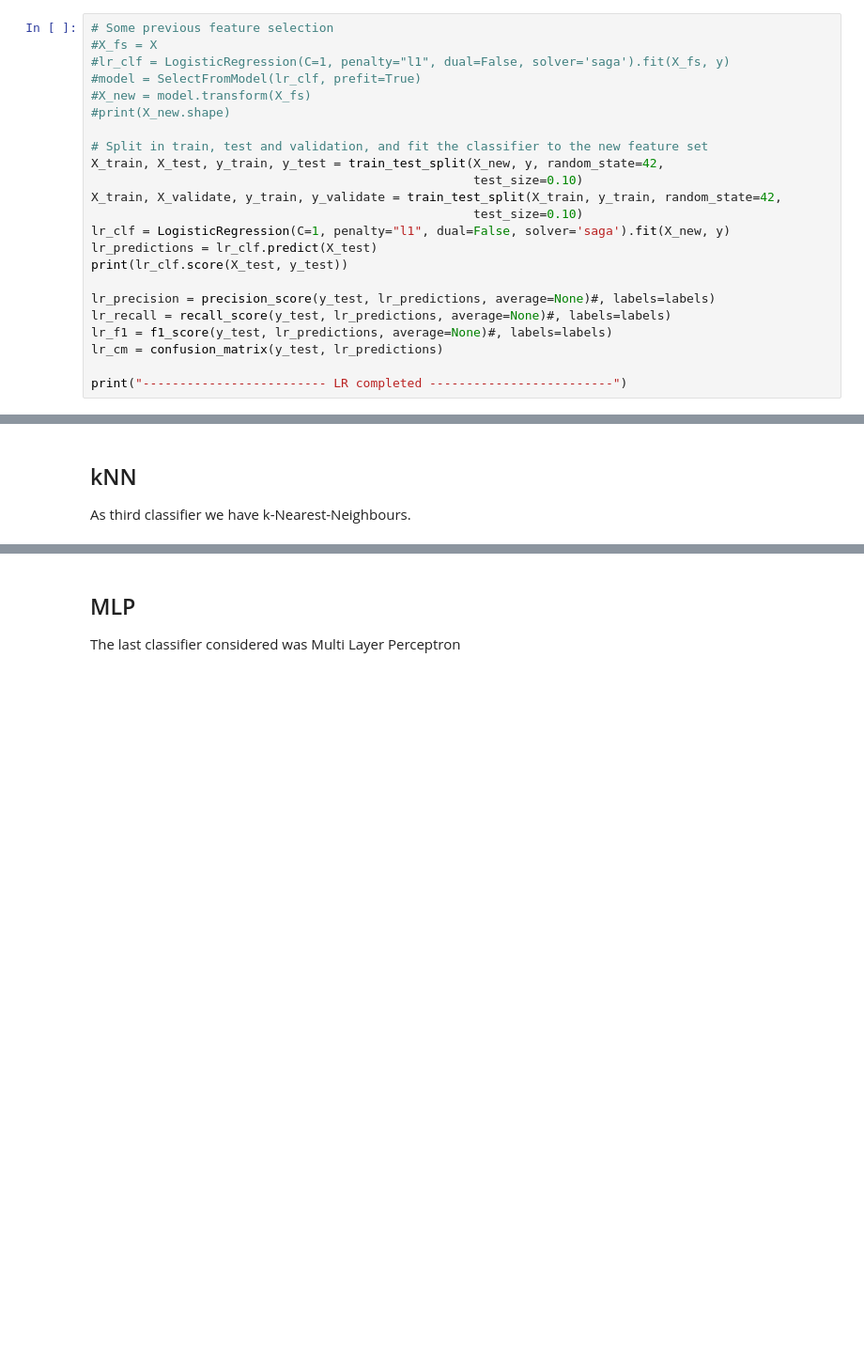
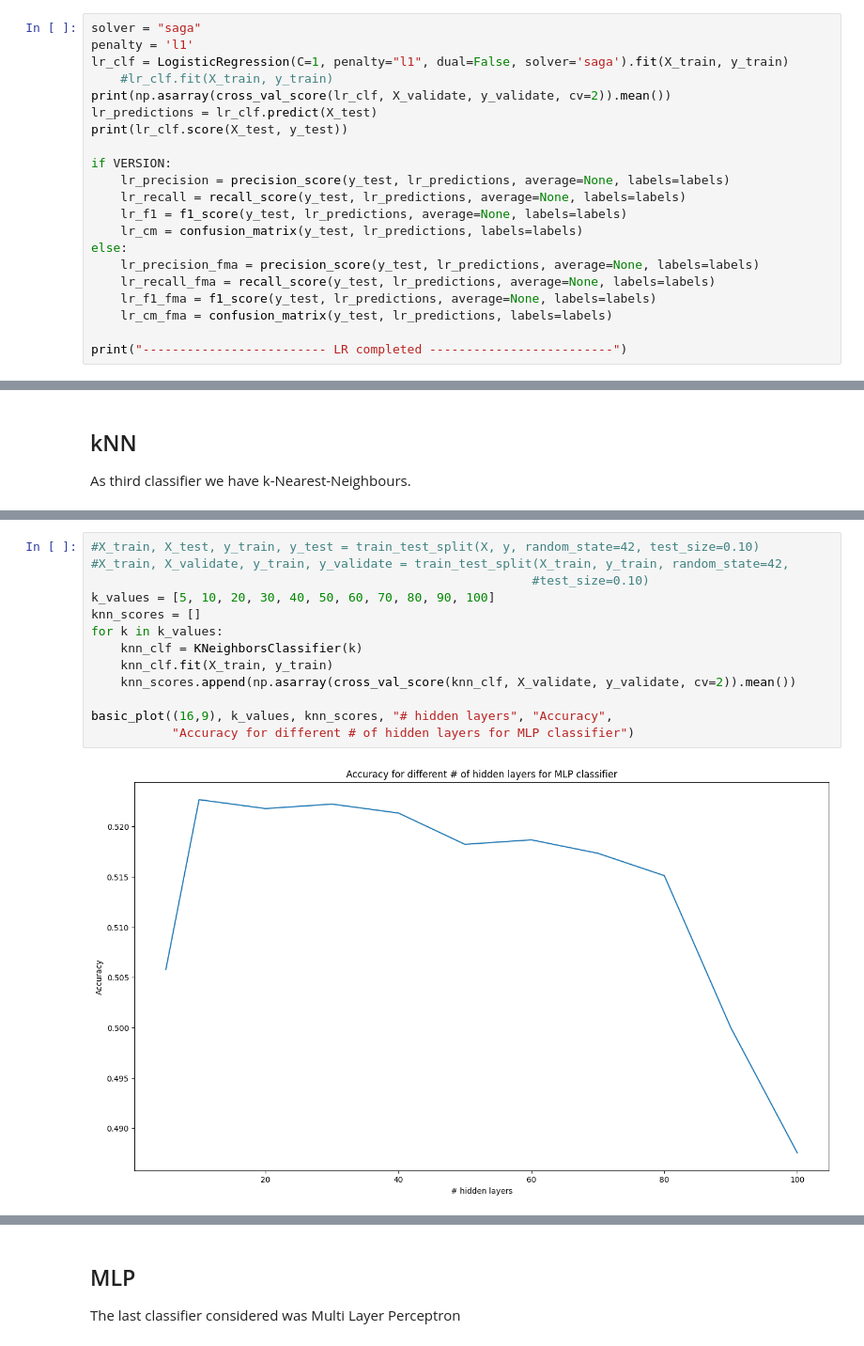
Before and after one commit to BSc-MSc-Projects/Music-Learning, a Jupyter notebook: Music_Learning.ipynb, the cells around one changed output, grey strips where cells are left out. Shown: that part at 94% size. Drawn from its saved outputs; the diff is of its cells as text; blank space fills up the shorter version.

```diff
--- a/Music_Learning.ipynb
+++ b/Music_Learning.ipynb
@@ -227,24 +146,22 @@ The second classifier used is Logistic Regression
 # %%
-# Some previous feature selection
-#X_fs = X
-#lr_clf = LogisticRegression(C=1, penalty="l1", dual=False, solver='saga').fit(X_fs, y)
-#model = SelectFromModel(lr_clf, prefit=True)
-#X_new = model.transform(X_fs)
-#print(X_new.shape)
-
-# Split in train, test and validation, and fit the classifier to the new feature set
-X_train, X_test, y_train, y_test = train_test_split(X_new, y, random_state=42,
-                                                    test_size=0.10)
-X_train, X_validate, y_train, y_validate = train_test_split(X_train, y_train, random_state=42,
-                                                    test_size=0.10)
-lr_clf = LogisticRegression(C=1, penalty="l1", dual=False, solver='saga').fit(X_new, y)
+solver = "saga"
+penalty = 'l1'
+lr_clf = LogisticRegression(C=1, penalty="l1", dual=False, solver='saga').fit(X_train, y_train)
+    #lr_clf.fit(X_train, y_train)
+print(np.asarray(cross_val_score(lr_clf, X_validate, y_validate, cv=2)).mean())
 lr_predictions = lr_clf.predict(X_test)
 print(lr_clf.score(X_test, y_test))
 
-lr_precision = precision_score(y_test, lr_predictions, average=None)#, labels=labels)
-lr_recall = recall_score(y_test, lr_predictions, average=None)#, labels=labels)
-lr_f1 = f1_score(y_test, lr_predictions, average=None)#, labels=labels)
-lr_cm = confusion_matrix(y_test, lr_predictions)
+if VERSION:
+    lr_precision = precision_score(y_test, lr_predictions, average=None, labels=labels)
+    lr_recall = recall_score(y_test, lr_predictions, average=None, labels=labels)
+    lr_f1 = f1_score(y_test, lr_predictions, average=None, labels=labels)
+    lr_cm = confusion_matrix(y_test, lr_predictions, labels=labels)
+else:
+    lr_precision_fma = precision_score(y_test, lr_predictions, average=None, labels=labels)
+    lr_recall_fma = recall_score(y_test, lr_predictions, average=None, labels=labels)
+    lr_f1_fma = f1_score(y_test, lr_predictions, average=None, labels=labels)
+    lr_cm_fma = confusion_matrix(y_test, lr_predictions, labels=labels)
 
 print("------------------------- LR completed -------------------------")
 # %% [output]
@@ -256,2 +177,17 @@ As third classifier we have k-Nearest-Neighbours.
+# %%
+#X_train, X_test, y_train, y_test = train_test_split(X, y, random_state=42, test_size=0.10)
+#X_train, X_validate, y_train, y_validate = train_test_split(X_train, y_train, random_state=42,
+                                                            #test_size=0.10)
+k_values = [5, 10, 20, 30, 40, 50, 60, 70, 80, 90, 100]
+knn_scores = []
+for k in k_values:
+    knn_clf = KNeighborsClassifier(k)
+    knn_clf.fit(X_train, y_train)
+    knn_scores.append(np.asarray(cross_val_score(knn_clf, X_validate, y_validate, cv=2)).mean())
+
+basic_plot((16,9), k_values, knn_scores, "# hidden layers", "Accuracy",
+           "Accuracy for different # of hidden layers for MLP classifier")
+# %% [output]
+[figure, added]
 # %%
 # the actual classification
```
Also changed, not shown: parts of 26 cells of this notebook, 3 other files.
